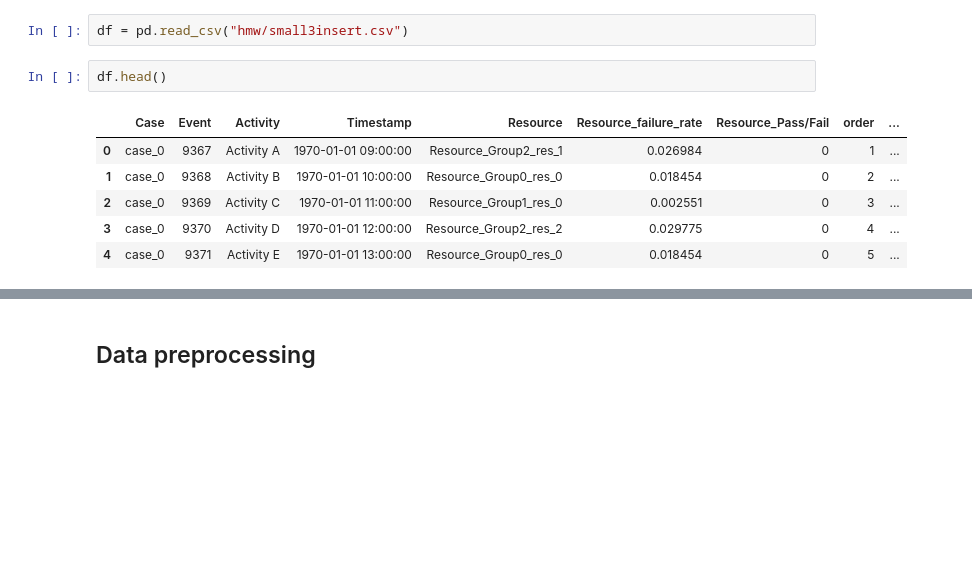
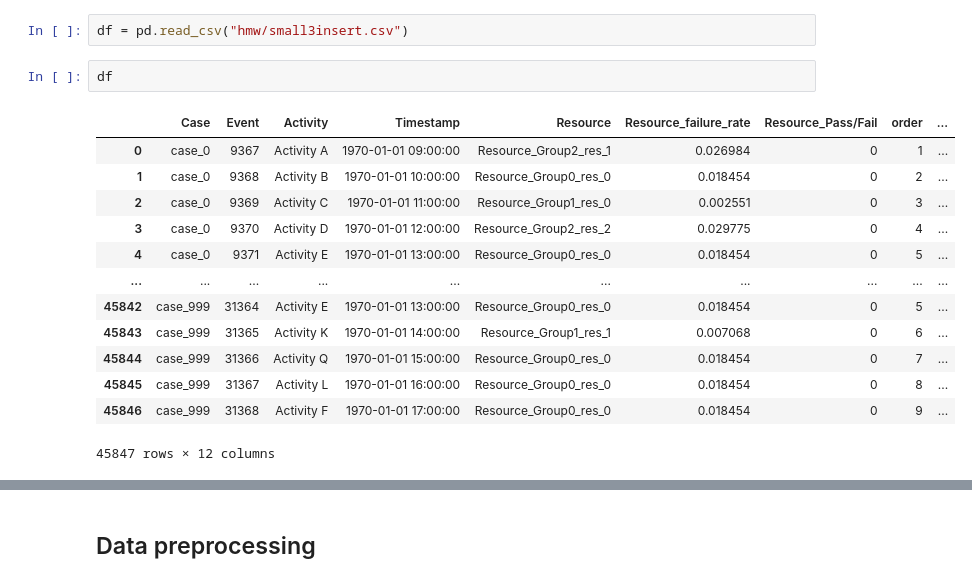
Before and after one commit to leonardomarazzi/IRPBPM_2023, a Jupyter notebook: project.ipynb, the cells around one changed output, grey strips where cells are left out. Cells and saved outputs as stored; diff of their text form; blank space fills up the shorter version.

```diff
--- a/project.ipynb
+++ b/project.ipynb
@@ -22,11 +22,18 @@ warnings.filterwarnings('ignore')
 # %%
 df = pd.read_csv("hmw/small3insert.csv")
 # %%
-df.head()
+df
 # %% [output]
 |  | Case | Event | Activity | Timestamp | Resource | Resource_failure_rate | Resource_Pass/Fail | order | ... |
 | 0 | case_0 | 9367 | Activity A | 1970-01-01 09:00:00 | Resource_Group2_res_1 | 0.026984 | 0 | 1 | ... |
 | 1 | case_0 | 9368 | Activity B | 1970-01-01 10:00:00 | Resource_Group0_res_0 | 0.018454 | 0 | 2 | ... |
 | 2 | case_0 | 9369 | Activity C | 1970-01-01 11:00:00 | Resource_Group1_res_0 | 0.002551 | 0 | 3 | ... |
 | 3 | case_0 | 9370 | Activity D | 1970-01-01 12:00:00 | Resource_Group2_res_2 | 0.029775 | 0 | 4 | ... |
 | 4 | case_0 | 9371 | Activity E | 1970-01-01 13:00:00 | Resource_Group0_res_0 | 0.018454 | 0 | 5 | ... |
+| ... | ... | ... | ... | ... | ... | ... | ... | ... | ... |
+| 45842 | case_999 | 31364 | Activity E | 1970-01-01 13:00:00 | Resource_Group0_res_0 | 0.018454 | 0 | 5 | ... |
+| 45843 | case_999 | 31365 | Activity K | 1970-01-01 14:00:00 | Resource_Group1_res_1 | 0.007068 | 0 | 6 | ... |
+| 45844 | case_999 | 31366 | Activity Q | 1970-01-01 15:00:00 | Resource_Group0_res_0 | 0.018454 | 0 | 7 | ... |
+| 45845 | case_999 | 31367 | Activity L | 1970-01-01 16:00:00 | Resource_Group0_res_0 | 0.018454 | 0 | 8 | ... |
+| 45846 | case_999 | 31368 | Activity F | 1970-01-01 17:00:00 | Resource_Group0_res_0 | 0.018454 | 0 | 9 | ... |
+45847 rows × 12 columns
```
Also changed, not shown: parts of 15 cells of this notebook, 2 other files.
